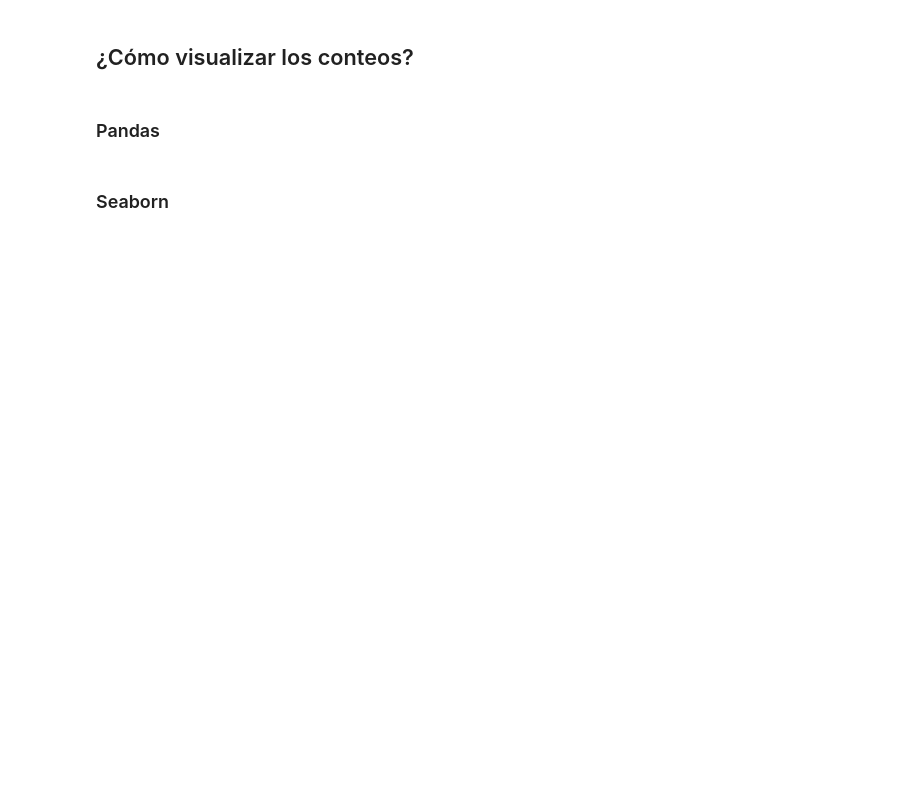
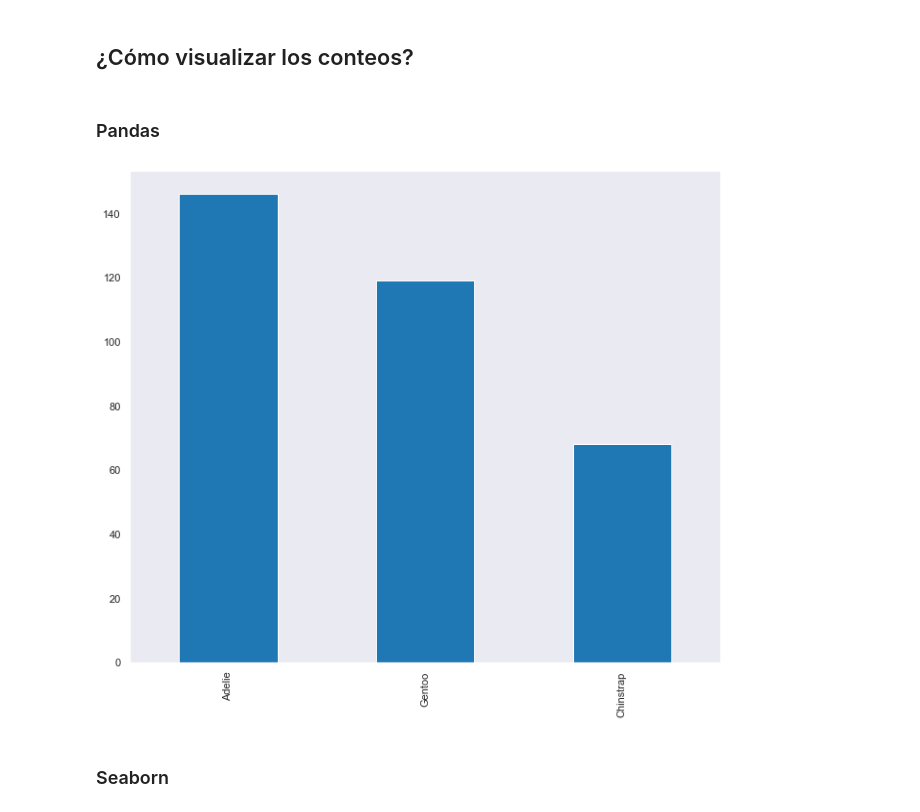
Before and after one commit to PyColls/python-eda, a Jupyter notebook: pinguins_eda.ipynb, the cells around one changed output. Cells and saved outputs as stored; diff of their text form; code cells hidden in the pictures; blank space fills up the shorter version.

```diff
--- a/pinguins_eda.ipynb
+++ b/pinguins_eda.ipynb
@@ -142,3 +280,10 @@ raw_penguins.head(3)
+# %%
+# Dataframe completamente procesado sin valores nulos
+
+processed_penguins = (
+                            penguins
+                            .dropna()
+                    )
 # %% [markdown]
 # Conteos y proporciones
 # %% [markdown]
@@ -155,5 +351,16 @@ raw_penguins.head(3)
 ## ¿Cómo visualizar los conteos?
 # %% [markdown]
 ### Pandas
+# %%
+(
+    processed_penguins
+    .species
+    .value_counts()
+    .plot(
+        kind='bar'
+    )
+);
+# %% [output]
+[figure, added]
 # %% [markdown]
 ### Seaborn
```
Also changed, not shown: parts of 19 cells of this notebook.
